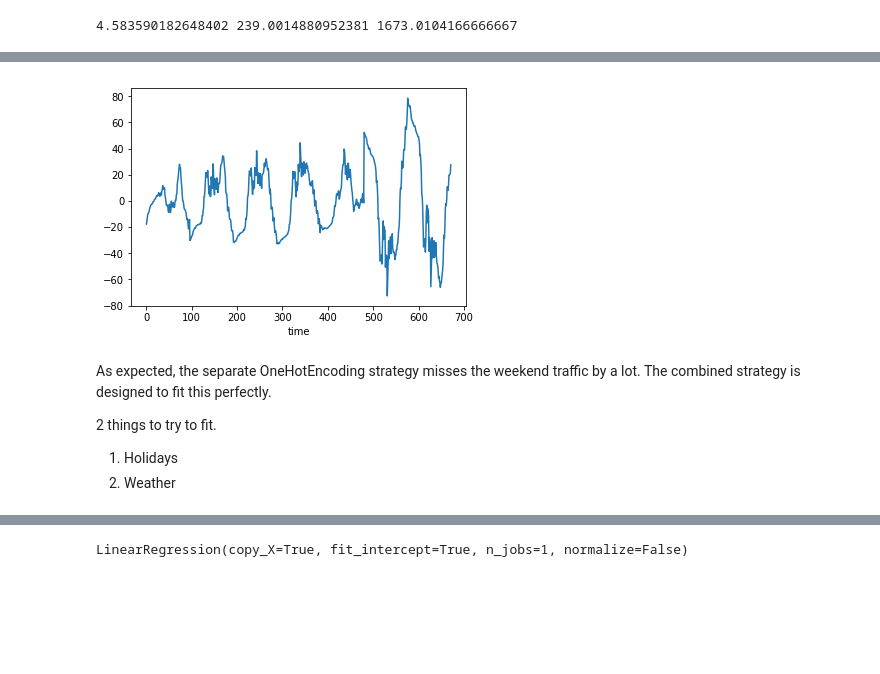
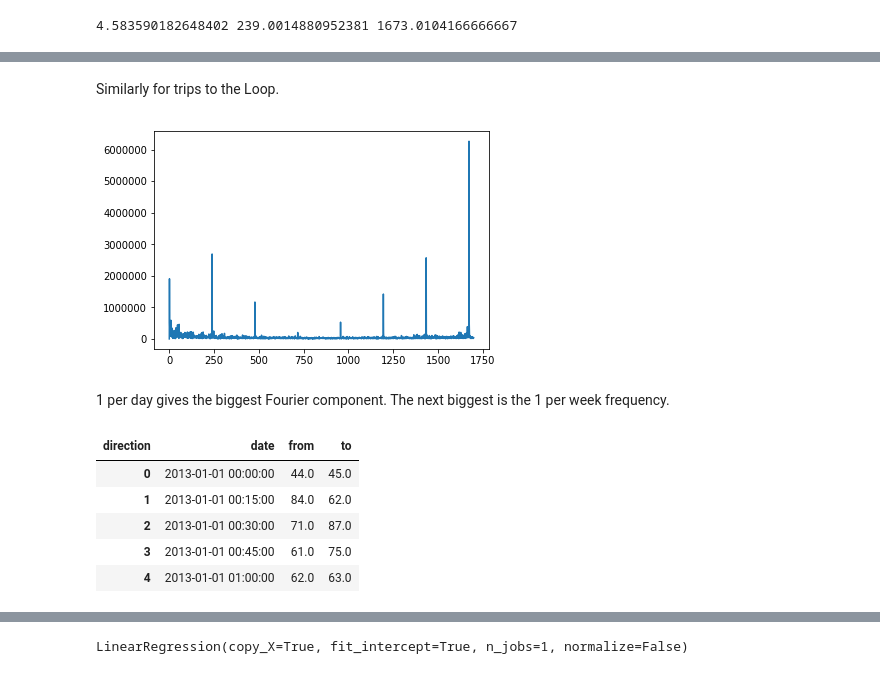
Before and after one commit to Inoueian/chicago-taxi, a Jupyter notebook: chicago-taxi_ML.ipynb, the cells around one changed output, grey strips where cells are left out. Saved outputs shown, nothing was run; the diff lists cells and outputs as text; code cells hidden in the pictures; blank space fills up the shorter version.

```diff
--- a/chicago-taxi_ML.ipynb
+++ b/chicago-taxi_ML.ipynb
@@ -261,12 +118,12 @@ plt.show()
-# %%
-#plot by time (combined)
-from_loop_by_date.groupby('time').mean()['residual1'].plot()
-plt.show()
-# %% [output]
-[figure, removed]
-# %% [markdown]
-As expected, the separate OneHotEncoding strategy misses the weekend traffic by a lot. The combined strategy is designed to fit this perfectly.
-
-2 things to try to fit.
-1. Holidays
-2. Weather
+# %% [markdown]
+Similarly for trips to the Loop.
+# %%
+to_fft = fftpack.fft(df_by_date['to'] -
+                       df_by_date['to'].mean())
+# %%
+plt.plot(np.abs(to_fft[:1700]))
+plt.show()
+# %% [output]
+[figure, added]
+# %% [markdown]
+1 per day gives the biggest Fourier component. The next biggest is the 1 per week frequency.
@@ -272,0 +132,9 @@ As expected, the separate OneHotEncoding strategy misses the weekend traffic by
+# %%
+df_by_date.head()
+# %% [output]
+| direction | date | from | to |
+| 0 | 2013-01-01 00:00:00 | 44.0 | 45.0 |
+| 1 | 2013-01-01 00:15:00 | 84.0 | 62.0 |
+| 2 | 2013-01-01 00:30:00 | 71.0 | 87.0 |
+| 3 | 2013-01-01 00:45:00 | 61.0 | 75.0 |
+| 4 | 2013-01-01 01:00:00 | 62.0 | 63.0 |
```
Also changed, not shown: parts of 192 cells of this notebook, 2 other files.
